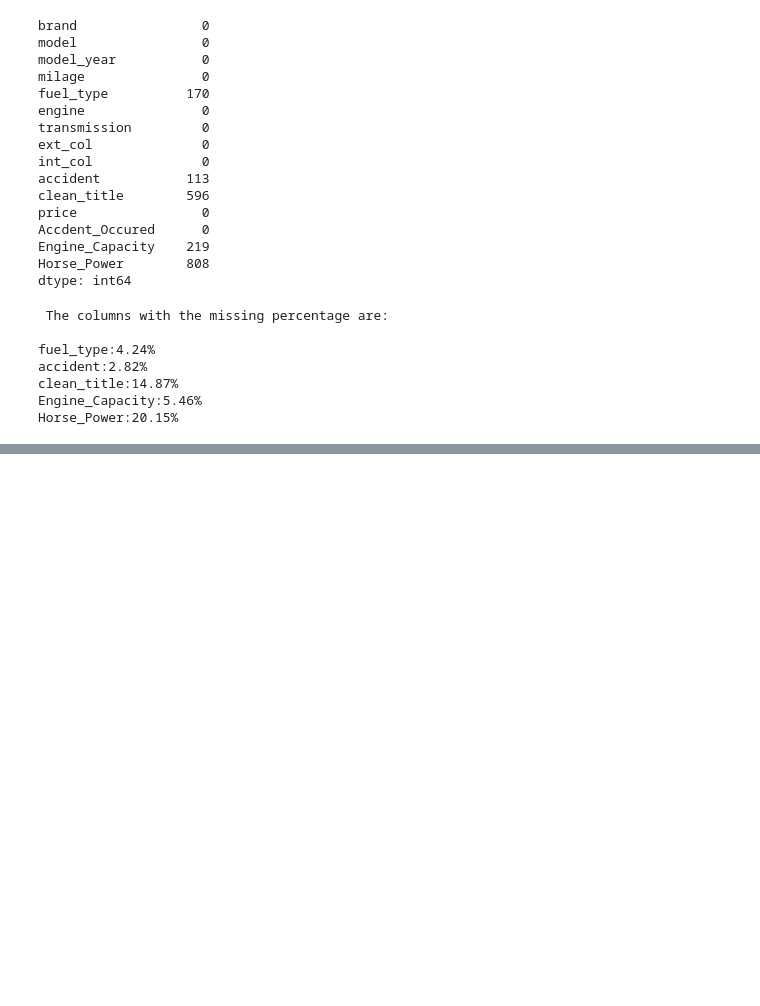
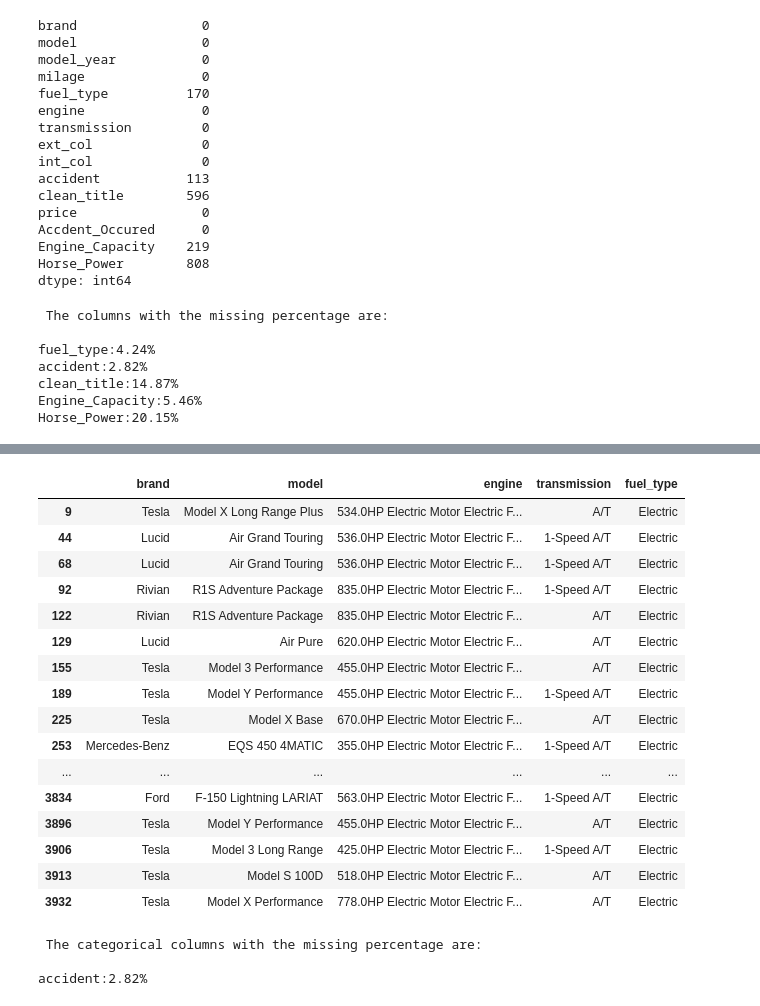
Before and after one commit to Sk8t3R37/ML_Used_cars_Analysis, a Jupyter notebook: used_cars_price_Estimation/NoteBooks/Used_Cars_Analsyis.ipynb, the cells around one changed output, grey strips where cells are left out. Cells and saved outputs as stored; diff of their text form; code cells hidden in the pictures; blank space fills up the shorter version.

```diff
--- a/used_cars_price_Estimation/NoteBooks/Used_Cars_Analsyis.ipynb
+++ b/used_cars_price_Estimation/NoteBooks/Used_Cars_Analsyis.ipynb
@@ -426,0 +590,33 @@ Horse_Power:20.15%
+# %%
+df.loc[df['engine'].str.contains('Electric Motor Electric Fuel System', case= False, na= False),['brand','model','engine','transmission','fuel_type']]
+# %% [output]
+|  | brand | model | engine | transmission | fuel_type |
+| 9 | Tesla | Model X Long Range Plus | 534.0HP Electric Motor Electric F... | A/T | Electric |
+| 44 | Lucid | Air Grand Touring | 536.0HP Electric Motor Electric F... | 1-Speed A/T | Electric |
+| 68 | Lucid | Air Grand Touring | 536.0HP Electric Motor Electric F... | 1-Speed A/T | Electric |
+| 92 | Rivian | R1S Adventure Package | 835.0HP Electric Motor Electric F... | 1-Speed A/T | Electric |
+| 122 | Rivian | R1S Adventure Package | 835.0HP Electric Motor Electric F... | A/T | Electric |
+| 129 | Lucid | Air Pure | 620.0HP Electric Motor Electric F... | A/T | Electric |
+| 155 | Tesla | Model 3 Performance | 455.0HP Electric Motor Electric F... | A/T | Electric |
+| 189 | Tesla | Model Y Performance | 455.0HP Electric Motor Electric F... | 1-Speed A/T | Electric |
+| 225 | Tesla | Model X Base | 670.0HP Electric Motor Electric F... | A/T | Electric |
+| 253 | Mercedes-Benz | EQS 450 4MATIC | 355.0HP Electric Motor Electric F... | 1-Speed A/T | Electric |
+| ... | ... | ... | ... | ... | ... |
+| 3834 | Ford | F-150 Lightning LARIAT | 563.0HP Electric Motor Electric F... | 1-Speed A/T | Electric |
+| 3896 | Tesla | Model Y Performance | 455.0HP Electric Motor Electric F... | A/T | Electric |
+| 3906 | Tesla | Model 3 Long Range | 425.0HP Electric Motor Electric F... | 1-Speed A/T | Electric |
+| 3913 | Tesla | Model S 100D | 518.0HP Electric Motor Electric F... | A/T | Electric |
+| 3932 | Tesla | Model X Performance | 778.0HP Electric Motor Electric F... | A/T | Electric |
+# %%
+missing_info={}
+for col in Categorical_columns:
+    if df[col].isnull().sum()>0:
+        missing_count=(df[col].isnull().sum()/len(df))*100
+        missing_info[col]=round(missing_count,2)
+print("\n The categorical columns with the missing percentage are:\n")
+for col, per in missing_info.items():
+    print(f"{col}:{per}%")
+# %% [output]
+ The categorical columns with the missing percentage are:
+
+accident:2.82%
```
Also changed, not shown: parts of 16 cells of this notebook.
